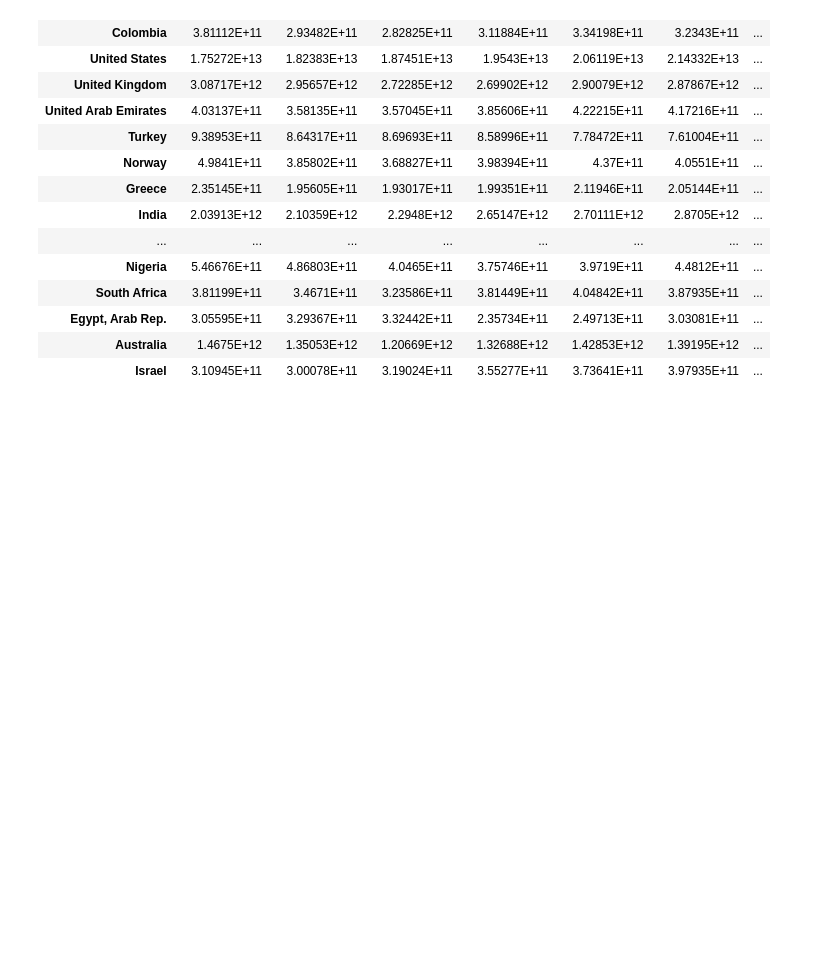
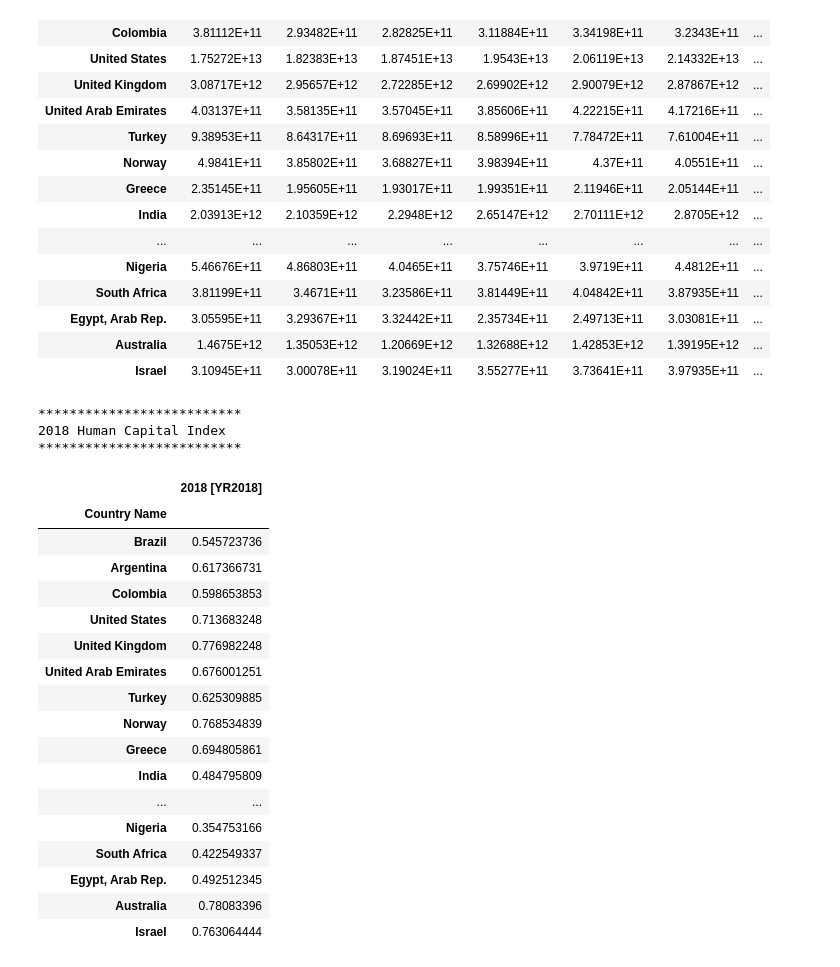
Before and after one commit to Keh4/Project-1---Team-3, a Jupyter notebook: Working_file_no_2.ipynb, the cells around one changed output. Cells and saved outputs as stored; diff of their text form; code cells hidden in the pictures; blank space fills up the shorter version.

```diff
--- a/Working_file_no_2.ipynb
+++ b/Working_file_no_2.ipynb
@@ -66,3 +66,44 @@ GDP in Current US Dolloars
 | Egypt, Arab Rep. | 3.05595E+11 | 3.29367E+11 | 3.32442E+11 | 2.35734E+11 | 2.49713E+11 | 3.03081E+11 | ... |
 | Australia | 1.4675E+12 | 1.35053E+12 | 1.20669E+12 | 1.32688E+12 | 1.42853E+12 | 1.39195E+12 | ... |
 | Israel | 3.10945E+11 | 3.00078E+11 | 3.19024E+11 | 3.55277E+11 | 3.73641E+11 | 3.97935E+11 | ... |
+# %%
+print("**************************")
+print("2018 Human Capital Index")
+print("**************************")
+
+hci_df = trimmed_df.loc[trimmed_df['Series Name'] == 'Human capital index (HCI) (scale 0-1)']
+hci_df = hci_df.drop(columns='Series Code')
+hci_df = hci_df.drop(columns='Country Code')
+hci_df = hci_df.drop(columns='Series Name')
+hci_df = hci_df.drop(columns='2014 [YR2014]')
+hci_df = hci_df.drop(columns='2015 [YR2015]')
+hci_df = hci_df.drop(columns='2016 [YR2016]')
+hci_df = hci_df.drop(columns='2017 [YR2017]')
+hci_df = hci_df.drop(columns='2019 [YR2019]')
+hci_df = hci_df.drop(columns='2020 [YR2020]')
+hci_df = hci_df.drop(columns='2010-2020')
+hci_df = hci_df.set_index('Country Name')
+hci_df = hci_df.drop(index='Country List')
+hci_df
+# %% [output]
+**************************
+2018 Human Capital Index
+**************************
+|  | 2018 [YR2018] |
+| Country Name |  |
+| Brazil | 0.545723736 |
+| Argentina | 0.617366731 |
+| Colombia | 0.598653853 |
+| United States | 0.713683248 |
+| United Kingdom | 0.776982248 |
+| United Arab Emirates | 0.676001251 |
+| Turkey | 0.625309885 |
+| Norway | 0.768534839 |
+| Greece | 0.694805861 |
+| India | 0.484795809 |
+| ... | ... |
+| Nigeria | 0.354753166 |
+| South Africa | 0.422549337 |
+| Egypt, Arab Rep. | 0.492512345 |
+| Australia | 0.78083396 |
+| Israel | 0.763064444 |
```
Also changed, not shown: parts of 5 cells of this notebook.
